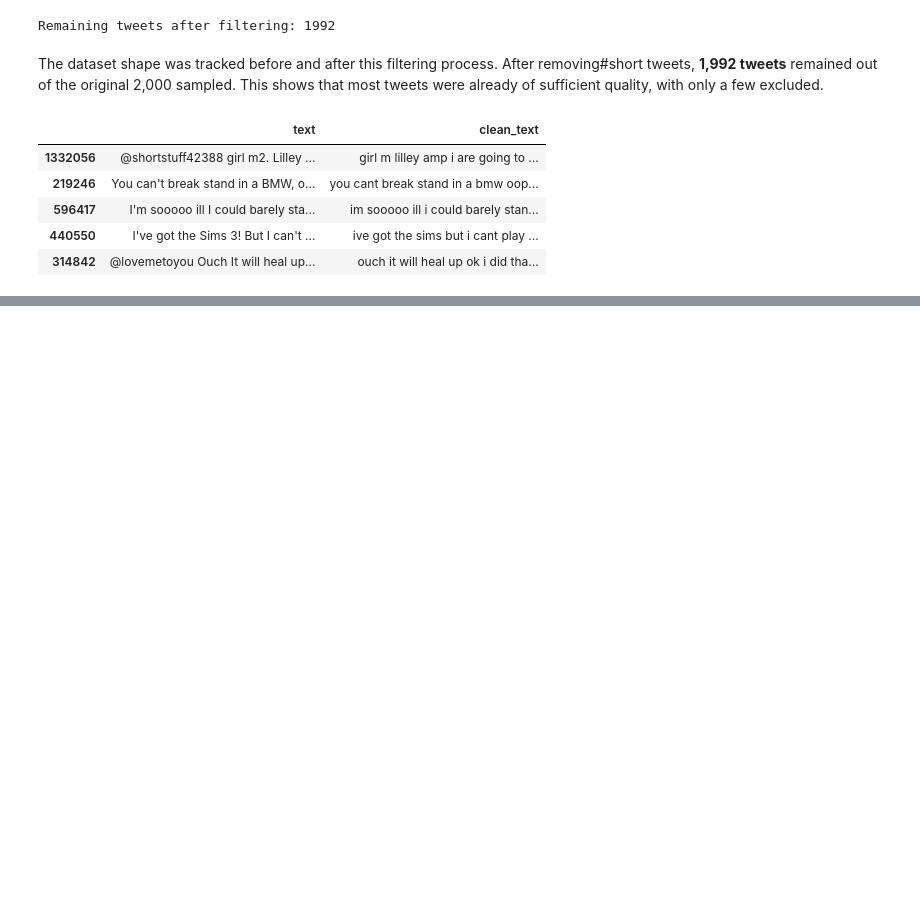
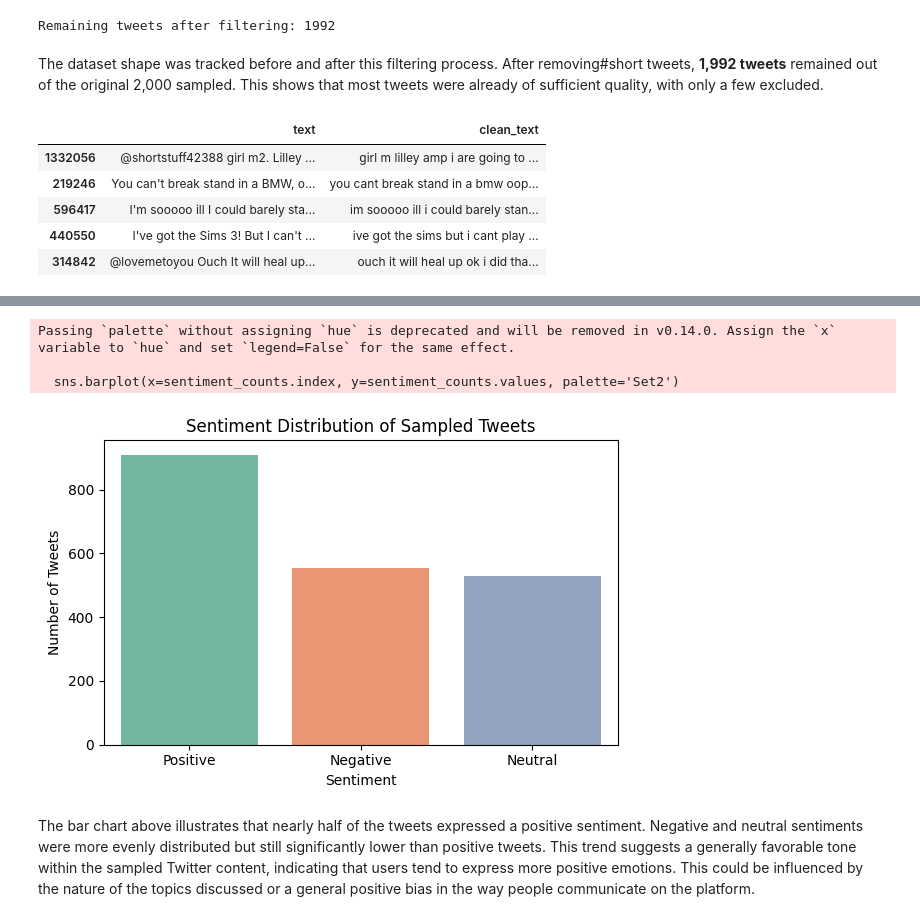
Before and after one commit to Ahmad-385/Income-prediction-Sentiment-analysis, a Jupyter notebook: ML-CA2.ipynb, the cells around one changed output, grey strips where cells are left out. Drawn from its saved outputs; the diff is of its cells as text; code cells hidden in the pictures; blank space fills up the shorter version.

```diff
--- a/ML-CA2.ipynb
+++ b/ML-CA2.ipynb
@@ -970,0 +1047,18 @@ df_sample[['text', 'clean_text']].sample(5, random_state=10)
+# %%
+# Count and plot sentiment distribution
+sentiment_counts = df_sample['vader_sentiment'].value_counts()
+
+plt.figure(figsize=(6, 4))
+sns.barplot(x=sentiment_counts.index, y=sentiment_counts.values, palette='Set2')
+plt.title('Sentiment Distribution of Sampled Tweets')
+plt.xlabel('Sentiment')
+plt.ylabel('Number of Tweets')
+plt.tight_layout()
+plt.show()
+# %% [output]
+Passing `palette` without assigning `hue` is deprecated and will be removed in v0.14.0. Assign the `x` variable to `hue` and set `legend=False` for the same effect.
+
+  sns.barplot(x=sentiment_counts.index, y=sentiment_counts.values, palette='Set2')
+[figure, added]
+# %% [markdown]
+The bar chart above illustrates that nearly half of the tweets expressed a positive sentiment. Negative and neutral sentiments were more evenly distributed but still significantly lower than positive tweets. This trend suggests a generally favorable tone within the sampled Twitter content, indicating that users tend to express more positive emotions. This could be influenced by the nature of the topics discussed or a general positive bias in the way people communicate on the platform.
```
Also changed, not shown: parts of 8 cells of this notebook.
